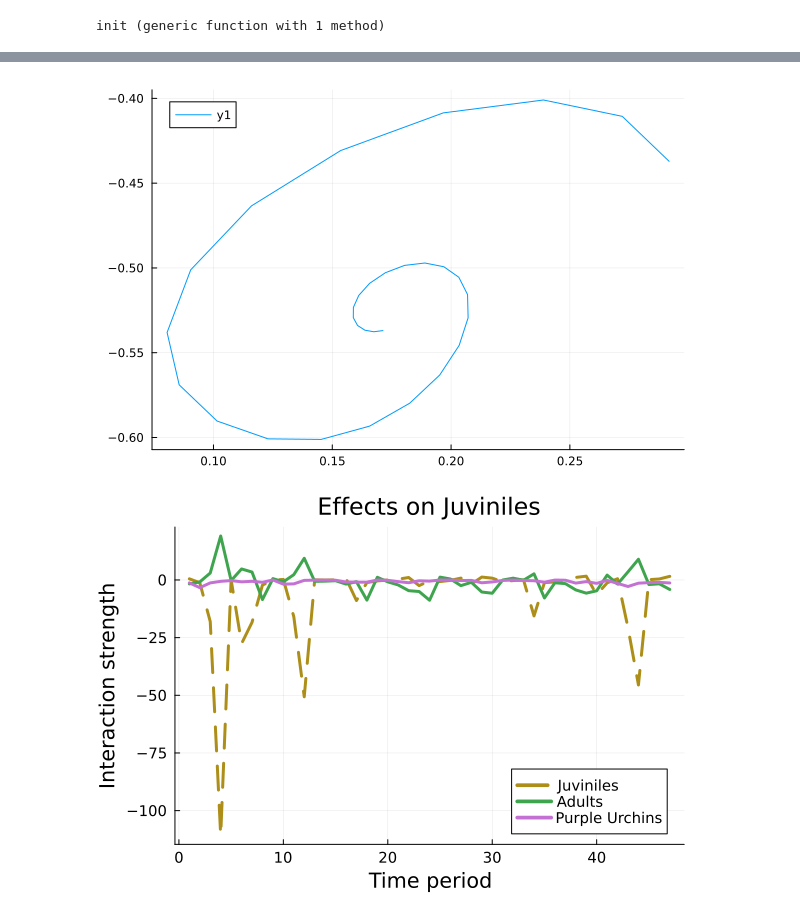
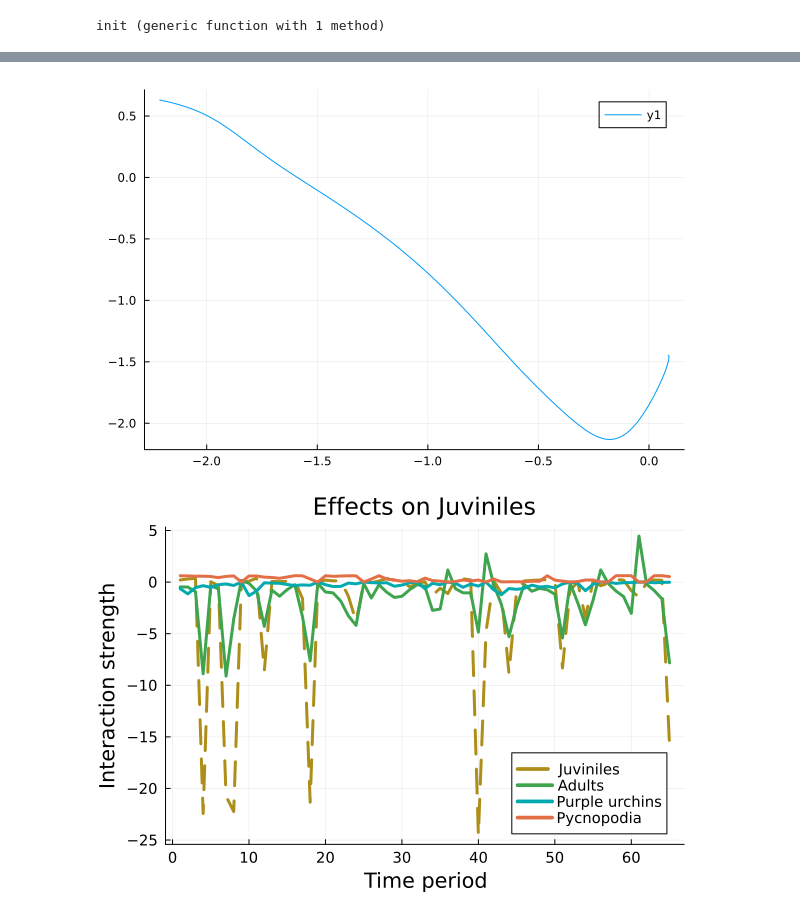
Before and after one commit to Jack-H-Buckner/SpatiallyReplicatedUDEs, a Jupyter notebook: analysis/Site_4_UDE.ipynb, the cells around one changed output, grey strips where cells are left out. Saved outputs shown, nothing was run; the diff lists cells and outputs as text; code cells hidden in the pictures.

```diff
--- a/analysis/Site_4_UDE.ipynb
+++ b/analysis/Site_4_UDE.ipynb
@@ -58,8 +59,8 @@ plt
 # %%
-matrix = UniversalDiffEq.forecast(model,[2,0.5], 0.01, collect(75:0.5:90))
+matrix = UniversalDiffEq.forecast(model,[-0.75,2.0], 72.01, collect(73:0.01:90))
 Plots.plot(matrix[:,2],matrix[:,3])
 # %% [output]
-[figure, old version]
+[figure, new version]
 # %%
 
 using ForwardDiff
@@ -110,12 +111,13 @@ end
 # %%
 Plots.plot(effects_juv[:,1], width = 3,  label = "Juviniles",c=5,linestyle=:dash)
 Plots.plot!(effects_juv[:,2], width = 3,  label = "Adults",c=3)
-Plots.plot!(effects_juv[:,3], width = 3, label = "Purple Urchins",c=4)
+Plots.plot!(effects_juv[:,3], width = 3, label = "Purple urchins",c=6)
+Plots.plot!(effects_juv[:,4], width = 3, label = "Pycnopodia",c=2)
 Plots.plot!(tickfontsize=10, legendfontsize=10, guidefontsize=14,titlefontsize=16,
             xlabel = "Time period",ylabel = "Interaction strength",
             title = "Effects on Juviniles")
 # %% [output]
-[figure, old version]
+[figure, new version]
 # %%
 Plots.plot(effects_adults[:,1], width = 3,  label = "Juviniles",c=5,linestyle=:dash)
 Plots.plot!(effects_adults[:,2], width = 3,  label = "Adults",c=3)
```
Also changed, not shown: parts of 14 cells of this notebook, 51 other files.
